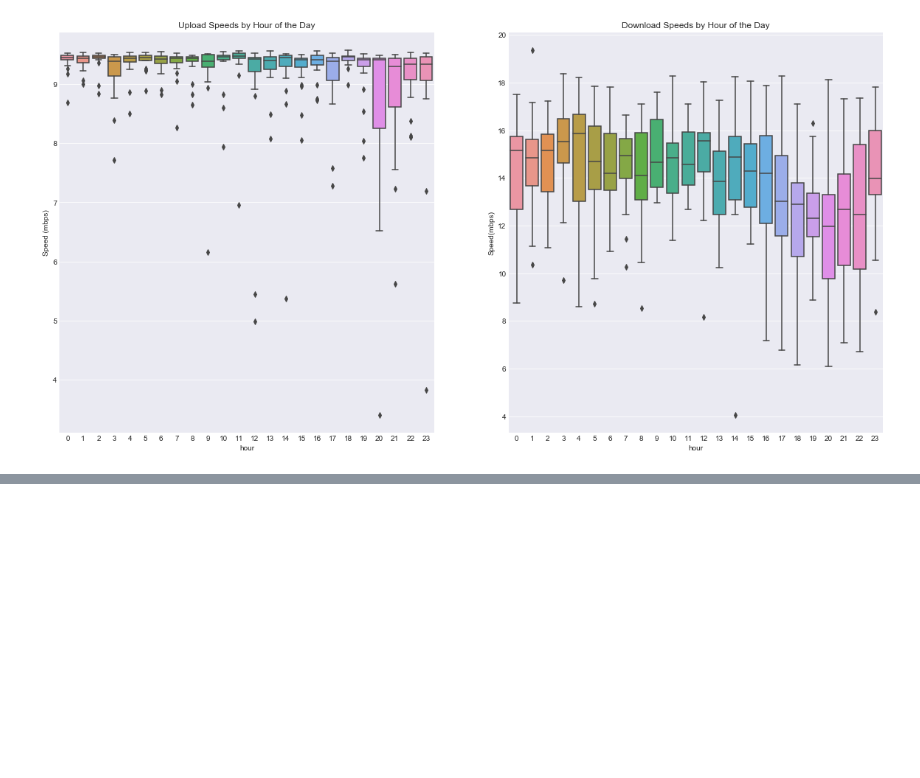
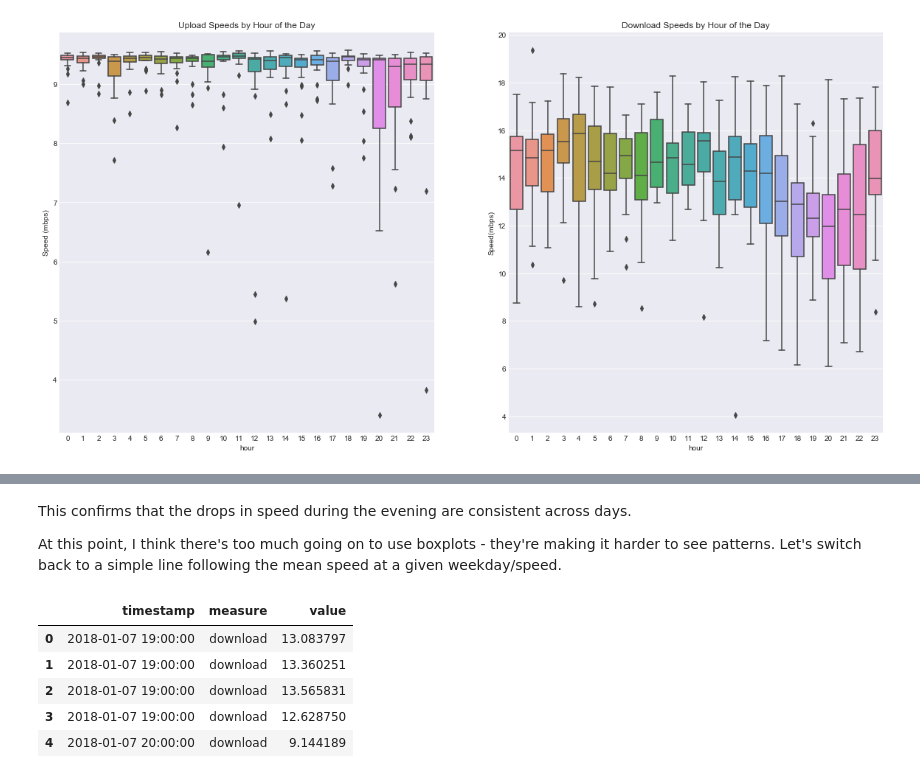
Before and after one commit to eswan18/web_speed_trends, a Jupyter notebook: web_speed_trends.ipynb, the cells around one changed output, grey strips where cells are left out. Cells and saved outputs as stored; diff of their text form; code cells hidden in the pictures; blank space fills up the shorter version.

```diff
--- a/web_speed_trends.ipynb
+++ b/web_speed_trends.ipynb
@@ -215,0 +229,22 @@ On the download graph, it looks like there's definitely a pattern here. Speed di
+# %% [markdown]
+This confirms that the drops in speed during the evening are consistent across days.
+
+At this point, I think there's too much going on to use boxplots - they're making it harder to see patterns. Let's switch back to a simple line following the mean speed at a given weekday/speed.
+# %%
+# Extract just hour and weekday from our data.
+hours = down_speeds['timestamp'].dt.hour
+weekdays = down_speeds['timestamp'].dt.weekday
+# Construct a timestamp from just this information, starting arbitrarily at Jan 1 2018.
+timestamps = ['1/%d/2018 %d:00'%(weekday+1, hour) for (weekday, hour) in zip(weekdays, hours)]
+# Overwrite the old timestamp column with this new timestamp info.
+mod_down_speeds = down_speeds.copy()
+mod_down_speeds['timestamp'] = [pd.to_datetime(x) for x in timestamps]
+# Take a look.
+mod_down_speeds.head()
+# %% [output]
+|  | timestamp | measure | value |
+| 0 | 2018-01-07 19:00:00 | download | 13.083797 |
+| 1 | 2018-01-07 19:00:00 | download | 13.360251 |
+| 2 | 2018-01-07 19:00:00 | download | 13.565831 |
+| 3 | 2018-01-07 19:00:00 | download | 12.628750 |
+| 4 | 2018-01-07 20:00:00 | download | 9.144189 |
```
Also changed, not shown: parts of 6 cells of this notebook.
